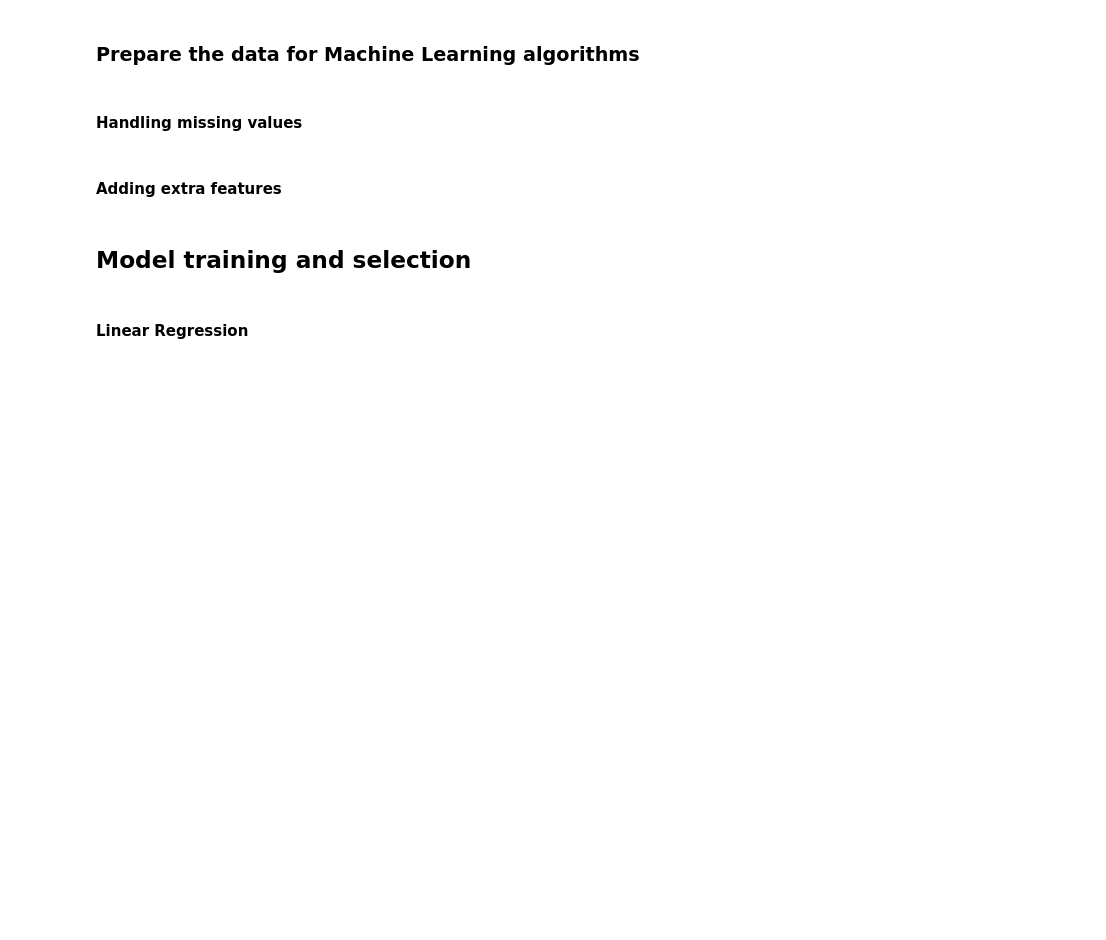
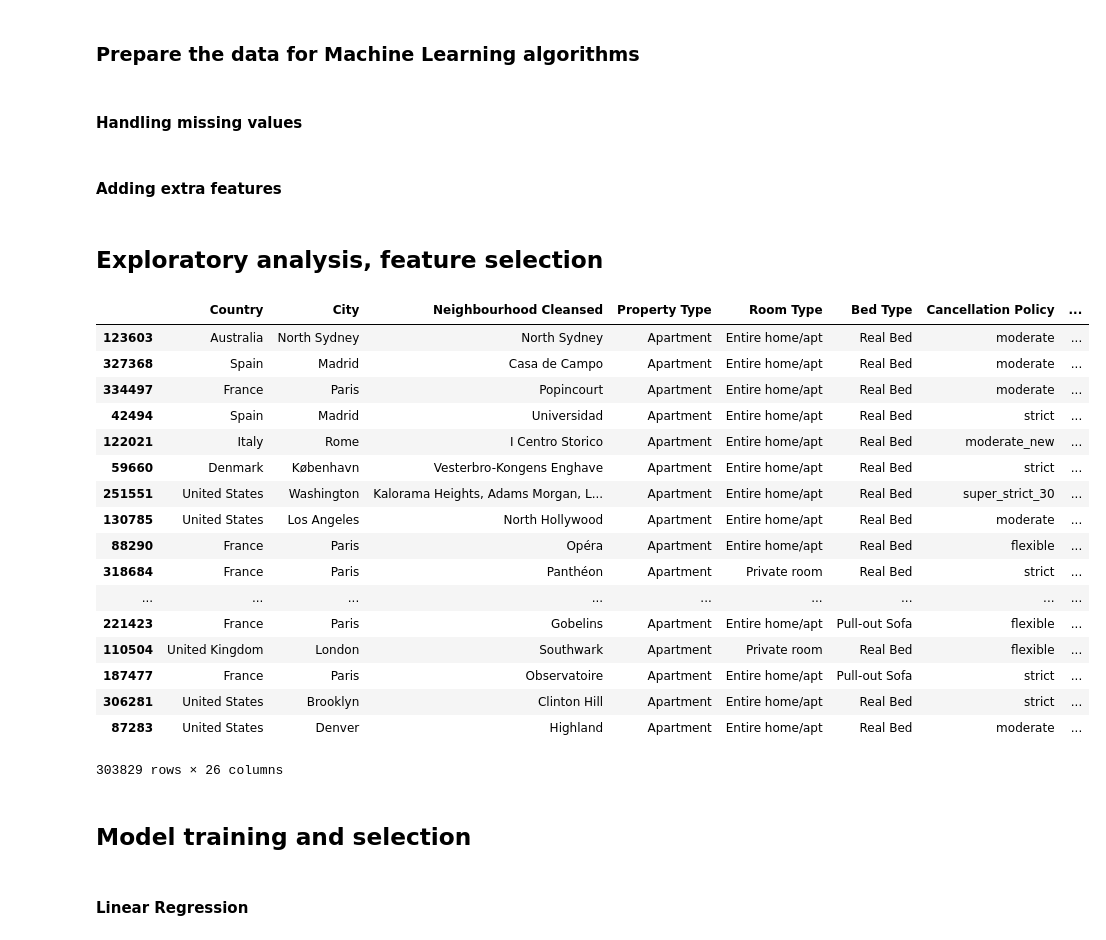
Before and after one commit to deepak-karkala/airbnb-data-science, a Jupyter notebook: notebooks/airbnb_exploratory_analysis.ipynb, the cells around one changed output. Saved outputs shown, nothing was run; the diff lists cells and outputs as text; code cells hidden in the pictures; blank space fills up the shorter version.

```diff
--- a/notebooks/airbnb_exploratory_analysis.ipynb
+++ b/notebooks/airbnb_exploratory_analysis.ipynb
@@ -608,6 +612,29 @@ attr_adder = FunctionTransformer(add_extra_features, validate=False,
                                  kw_args={"add_bedrooms_per_room": False})
 df_extra_attribs = attr_adder.fit_transform(df.values)
 """
+# %% [markdown]
+## Exploratory analysis, feature selection
+# %%
+df
+# %% [output]
+|  | Country | City | Neighbourhood Cleansed | Property Type | Room Type | Bed Type | Cancellation Policy | ... |
+| 123603 | Australia | North Sydney | North Sydney | Apartment | Entire home/apt | Real Bed | moderate | ... |
+| 327368 | Spain | Madrid | Casa de Campo | Apartment | Entire home/apt | Real Bed | moderate | ... |
+| 334497 | France | Paris | Popincourt | Apartment | Entire home/apt | Real Bed | moderate | ... |
+| 42494 | Spain | Madrid | Universidad | Apartment | Entire home/apt | Real Bed | strict | ... |
+| 122021 | Italy | Rome | I Centro Storico | Apartment | Entire home/apt | Real Bed | moderate_new | ... |
+| 59660 | Denmark | København | Vesterbro-Kongens Enghave | Apartment | Entire home/apt | Real Bed | strict | ... |
+| 251551 | United States | Washington | Kalorama Heights, Adams Morgan, L... | Apartment | Entire home/apt | Real Bed | super_strict_30 | ... |
+| 130785 | United States | Los Angeles | North Hollywood | Apartment | Entire home/apt | Real Bed | moderate | ... |
+| 88290 | France | Paris | Opéra | Apartment | Entire home/apt | Real Bed | flexible | ... |
+| 318684 | France | Paris | Panthéon | Apartment | Private room | Real Bed | strict | ... |
+| ... | ... | ... | ... | ... | ... | ... | ... | ... |
+| 221423 | France | Paris | Gobelins | Apartment | Entire home/apt | Pull-out Sofa | flexible | ... |
+| 110504 | United Kingdom | London | Southwark | Apartment | Private room | Real Bed | flexible | ... |
+| 187477 | France | Paris | Observatoire | Apartment | Entire home/apt | Pull-out Sofa | strict | ... |
+| 306281 | United States | Brooklyn | Clinton Hill | Apartment | Entire home/apt | Real Bed | strict | ... |
+| 87283 | United States | Denver | Highland | Apartment | Entire home/apt | Real Bed | moderate | ... |
+303829 rows × 26 columns
 # %% [markdown]
 ## Model training and selection
 # %%
```
Also changed, not shown: parts of 4 cells of this notebook, 2 other files.
